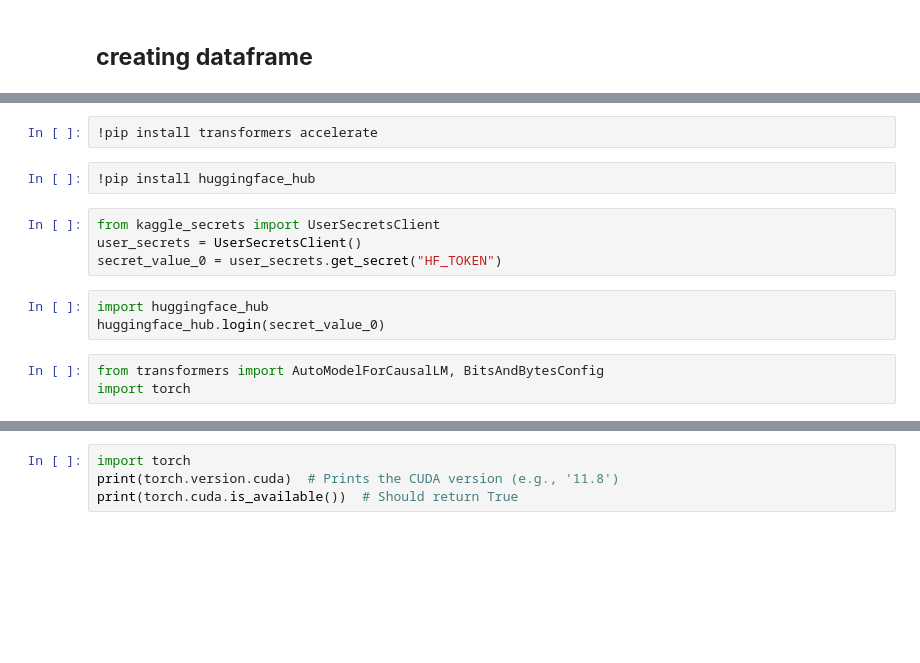
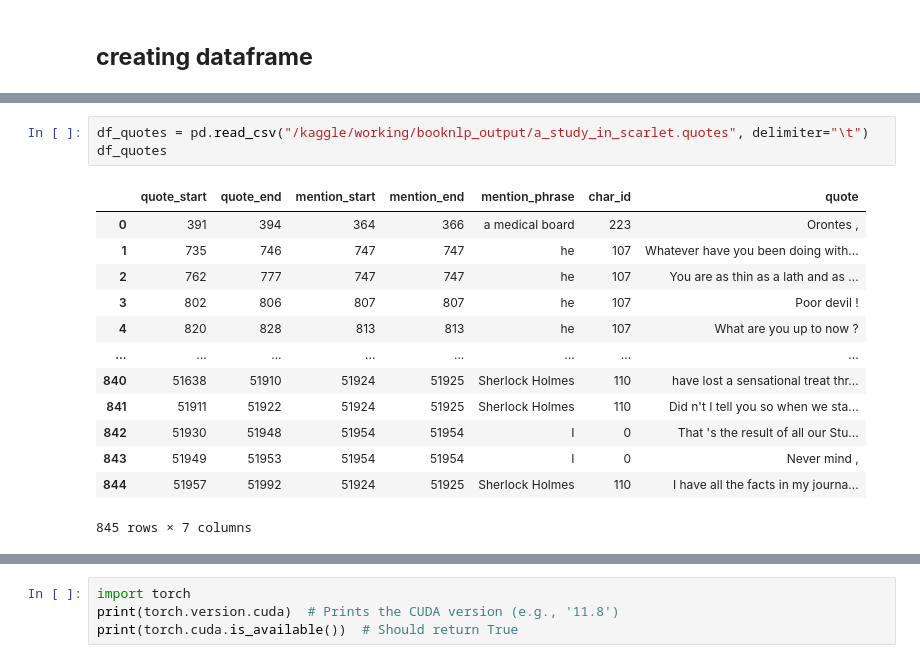
Before and after one commit to mohdabuzaransari9/Interactive-literary-characters-ai, a Jupyter notebook: interactive-literary-characters-ai.ipynb, the cells around one changed output, grey strips where cells are left out. Cells and saved outputs as stored; diff of their text form; blank space fills up the shorter version.

```diff
--- a/interactive-literary-characters-ai.ipynb
+++ b/interactive-literary-characters-ai.ipynb
@@ -700,14 +804,17 @@ print(os.listdir("/kaggle/working//booknlp_output"))
-# %%
-!pip install transformers accelerate
-# %%
-!pip install huggingface_hub
-# %%
-from kaggle_secrets import UserSecretsClient
-user_secrets = UserSecretsClient()
-secret_value_0 = user_secrets.get_secret("HF_TOKEN")
-# %%
-import huggingface_hub
-huggingface_hub.login(secret_value_0)
-# %%
-from transformers import AutoModelForCausalLM, BitsAndBytesConfig
-import torch
+# %%
+df_quotes = pd.read_csv("/kaggle/working/booknlp_output/a_study_in_scarlet.quotes", delimiter="\t")
+df_quotes
+# %% [output]
+|  | quote_start | quote_end | mention_start | mention_end | mention_phrase | char_id | quote |
+| 0 | 391 | 394 | 364 | 366 | a medical board | 223 | Orontes , |
+| 1 | 735 | 746 | 747 | 747 | he | 107 | Whatever have you been doing with... |
+| 2 | 762 | 777 | 747 | 747 | he | 107 | You are as thin as a lath and as ... |
+| 3 | 802 | 806 | 807 | 807 | he | 107 | Poor devil ! |
+| 4 | 820 | 828 | 813 | 813 | he | 107 | What are you up to now ? |
+| ... | ... | ... | ... | ... | ... | ... | ... |
+| 840 | 51638 | 51910 | 51924 | 51925 | Sherlock Holmes | 110 | have lost a sensational treat thr... |
+| 841 | 51911 | 51922 | 51924 | 51925 | Sherlock Holmes | 110 | Did n't I tell you so when we sta... |
+| 842 | 51930 | 51948 | 51954 | 51954 | I | 0 | That 's the result of all our Stu... |
+| 843 | 51949 | 51953 | 51954 | 51954 | I | 0 | Never mind , |
+| 844 | 51957 | 51992 | 51924 | 51925 | Sherlock Holmes | 110 | I have all the facts in my journa... |
+845 rows × 7 columns
```
Also changed, not shown: parts of 181 cells of this notebook.
